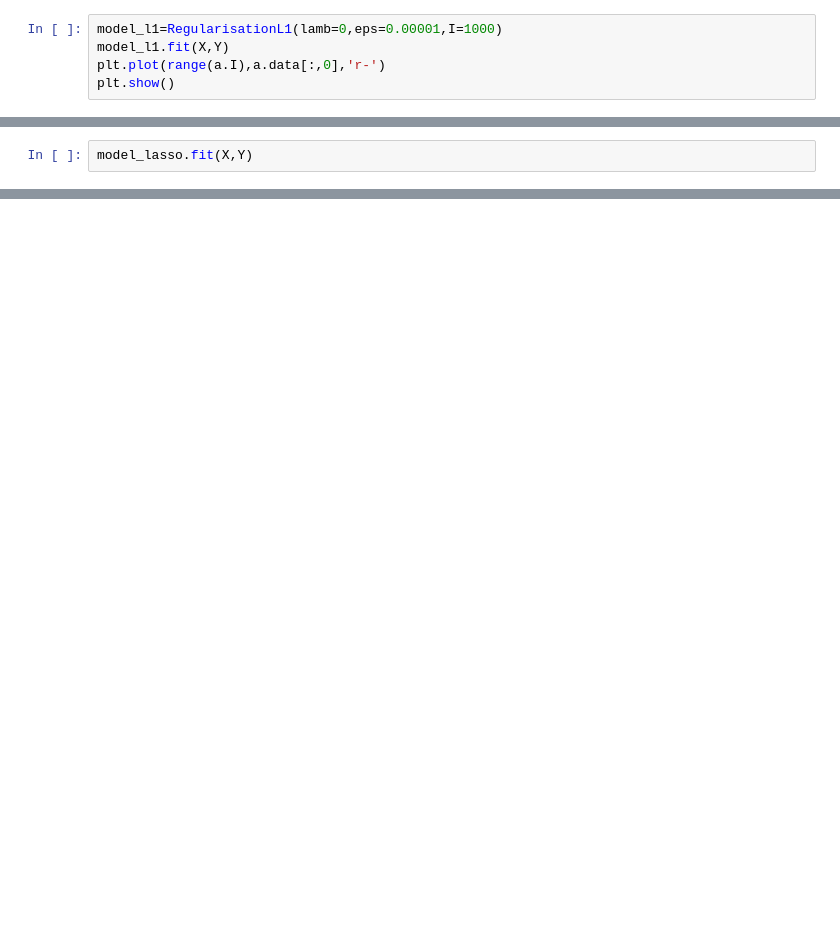
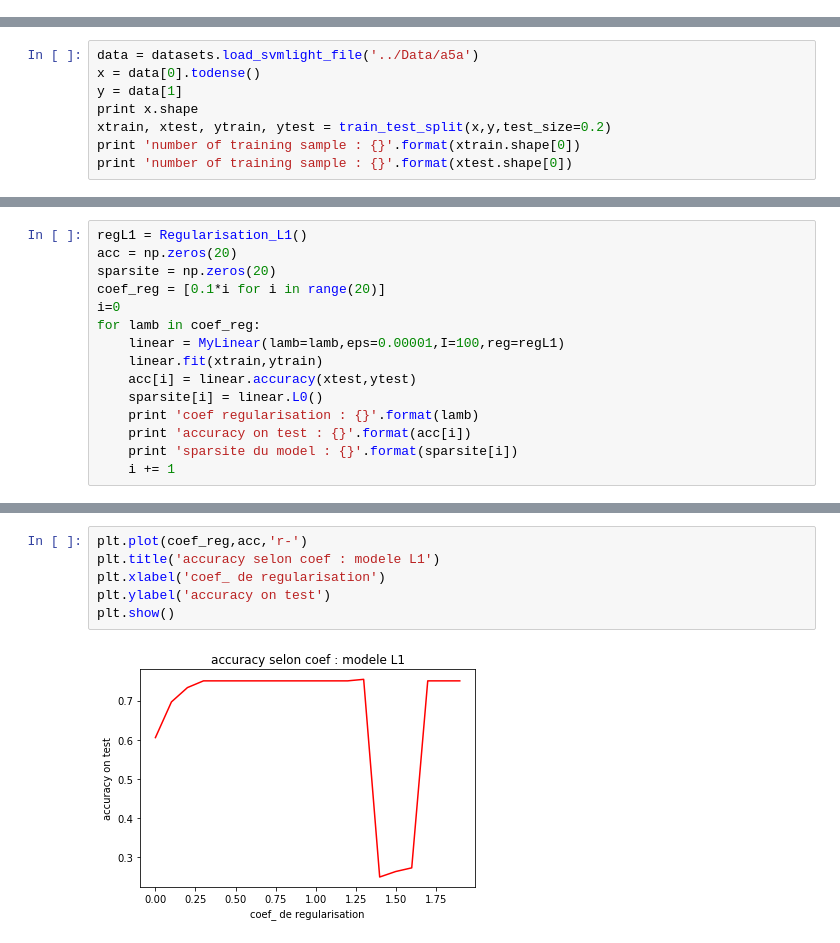
Before and after one commit to gozuslayer/FDMS, a Jupyter notebook: FDMS(part1)/Semaine2(RegularisationL1)/FDMS_TP_Regularisation_L1.ipynb, the cells around one changed output, grey strips where cells are left out. Saved outputs shown, nothing was run; the diff lists cells and outputs as text; blank space fills up the shorter version.

```diff
--- a/FDMS(part1)/Semaine2(RegularisationL1)/FDMS_TP_Regularisation_L1.ipynb
+++ b/FDMS(part1)/Semaine2(RegularisationL1)/FDMS_TP_Regularisation_L1.ipynb
@@ -99,5 +0,0 @@ y=iris.target
-# %%
-model_l1=RegularisationL1(lamb=0,eps=0.00001,I=1000)
-model_l1.fit(X,Y)
-plt.plot(range(a.I),a.data[:,0],'r-')
-plt.show()
@@ -204,2 +0,0 @@ model_lasso = Lasso()
-# %%
-model_lasso.fit(X,Y)
@@ -221,0 +109,8 @@ print [i for i in xrange(2**3)]
+# %%
+data = datasets.load_svmlight_file('../Data/a5a')
+x = data[0].todense()
+y = data[1]
+print x.shape
+xtrain, xtest, ytrain, ytest = train_test_split(x,y,test_size=0.2)
+print 'number of training sample : {}'.format(xtrain.shape[0])
+print 'number of training sample : {}'.format(xtest.shape[0])
@@ -221,0 +123,15 @@ print [i for i in xrange(2**3)]
+# %%
+regL1 = Regularisation_L1()
+acc = np.zeros(20)
+sparsite = np.zeros(20)
+coef_reg = [0.1*i for i in range(20)]
+i=0
+for lamb in coef_reg:
+    linear = MyLinear(lamb=lamb,eps=0.00001,I=100,reg=regL1)
+    linear.fit(xtrain,ytrain)
+    acc[i] = linear.accuracy(xtest,ytest)
+    sparsite[i] = linear.L0()
+    print 'coef regularisation : {}'.format(lamb)
+    print 'accuracy on test : {}'.format(acc[i])
+    print 'sparsite du model : {}'.format(sparsite[i])
+    i += 1
@@ -221,0 +160,8 @@ print [i for i in xrange(2**3)]
+# %%
+plt.plot(coef_reg,acc,'r-')
+plt.title('accuracy selon coef : modele L1')
+plt.xlabel('coef_ de regularisation')
+plt.ylabel('accuracy on test')
+plt.show()
+# %% [output]
+[figure, added]
```
Also changed, not shown: parts of 42 cells of this notebook, 12 other files.
